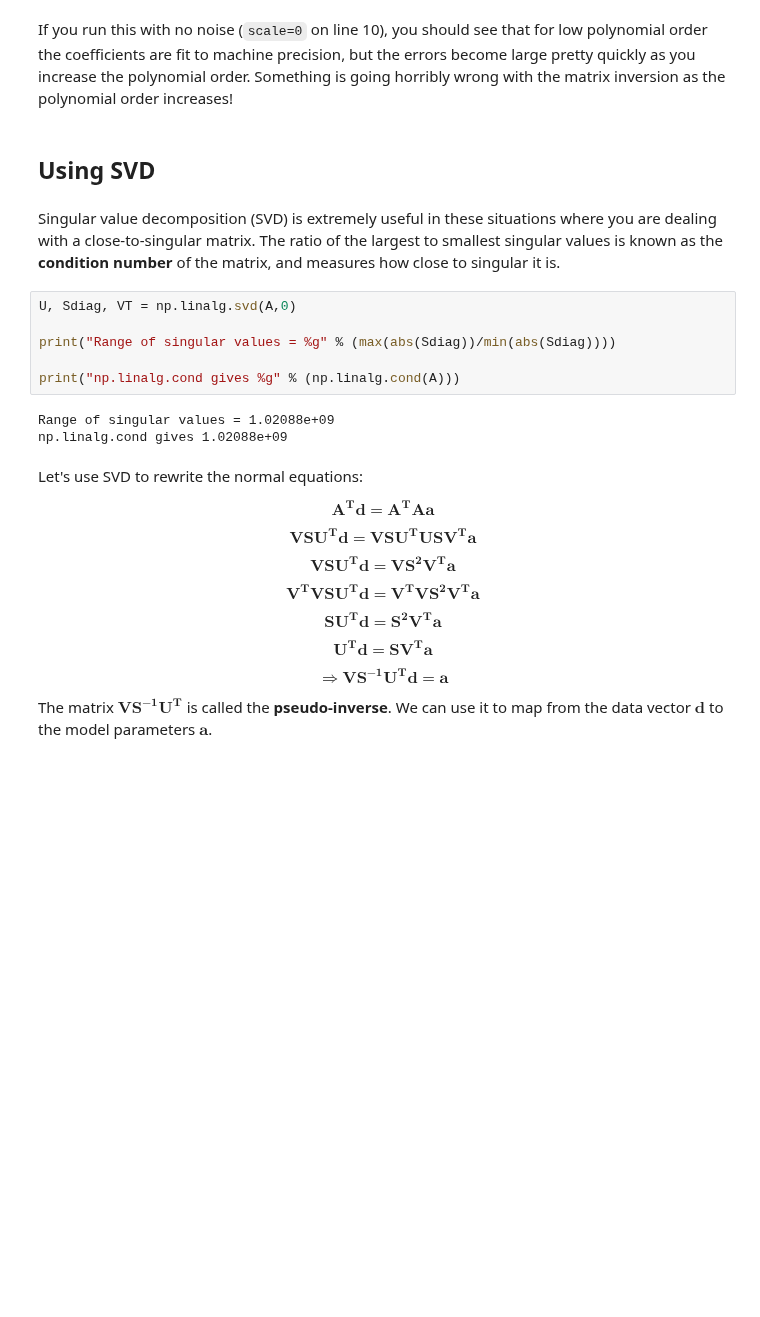
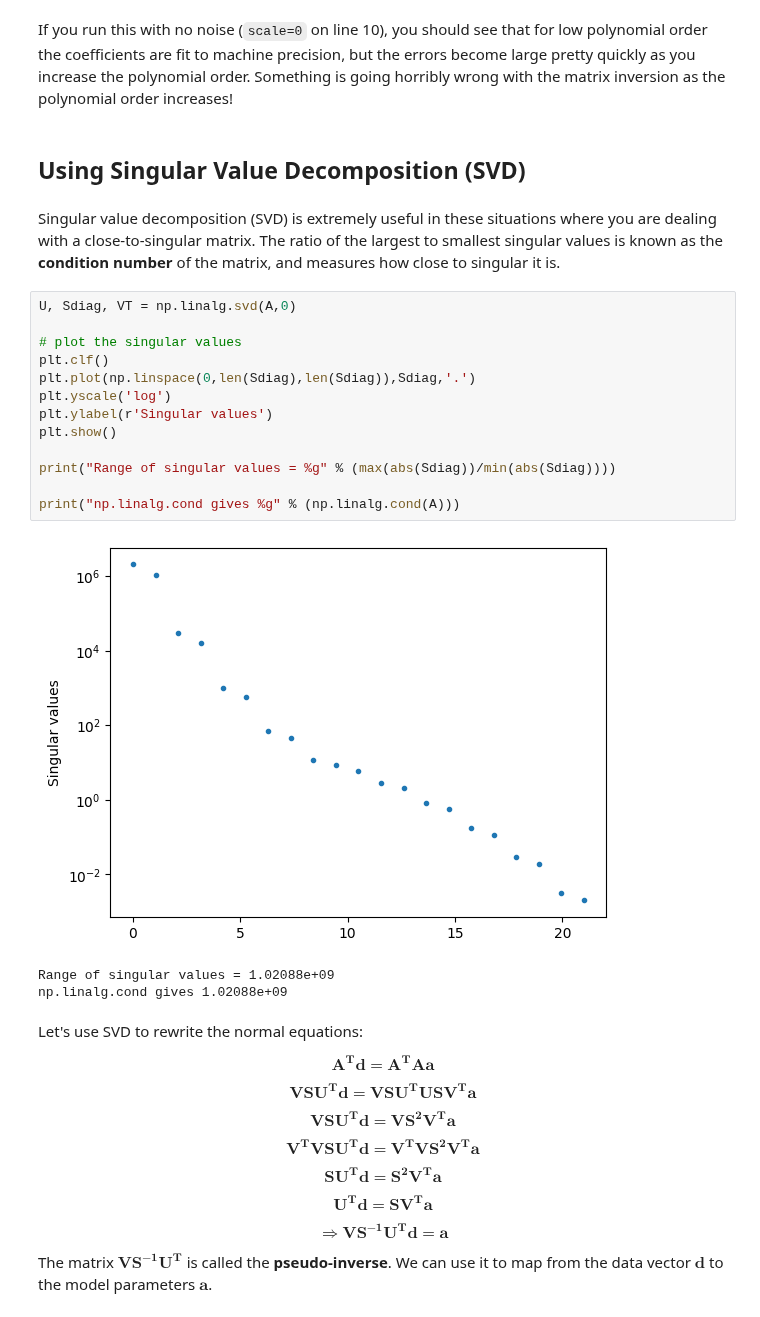
Before and after one commit to andrewcumming/phys512, a Jupyter notebook: polynomial_fit.ipynb, the cells around one changed output. Cells and saved outputs as stored; diff of their text form; blank space fills up the shorter version.

```diff
--- a/polynomial_fit.ipynb
+++ b/polynomial_fit.ipynb
@@ -72,16 +71,24 @@ rms deviation / max(y) = 0.00119787
 # %% [markdown]
 If you run this with no noise (`scale=0` on line 10), you should see that for low polynomial order the coefficients are fit to machine precision, but the errors become large pretty quickly as you increase the polynomial order. Something is going horribly wrong with the matrix inversion as the polynomial order increases!
 # %% [markdown]
-## Using SVD
+## Using Singular Value Decomposition (SVD)
 # %% [markdown]
 Singular value decomposition (SVD) is extremely useful in these situations where you are dealing with a close-to-singular matrix. The ratio of the largest to smallest singular values is known as the **condition number** of the matrix, and measures how close to singular it is.
 # %%
 U, Sdiag, VT = np.linalg.svd(A,0)
+
+# plot the singular values
+plt.clf()
+plt.plot(np.linspace(0,len(Sdiag),len(Sdiag)),Sdiag,'.')
+plt.yscale('log')
+plt.ylabel(r'Singular values')
+plt.show()
 
 print("Range of singular values = %g" % (max(abs(Sdiag))/min(abs(Sdiag))))
 
 print("np.linalg.cond gives %g" % (np.linalg.cond(A)))
 # %% [output]
+[figure, added]
 Range of singular values = 1.02088e+09
 np.linalg.cond gives 1.02088e+09
 # %% [markdown]
```
Also changed, not shown: parts of 6 cells of this notebook.
